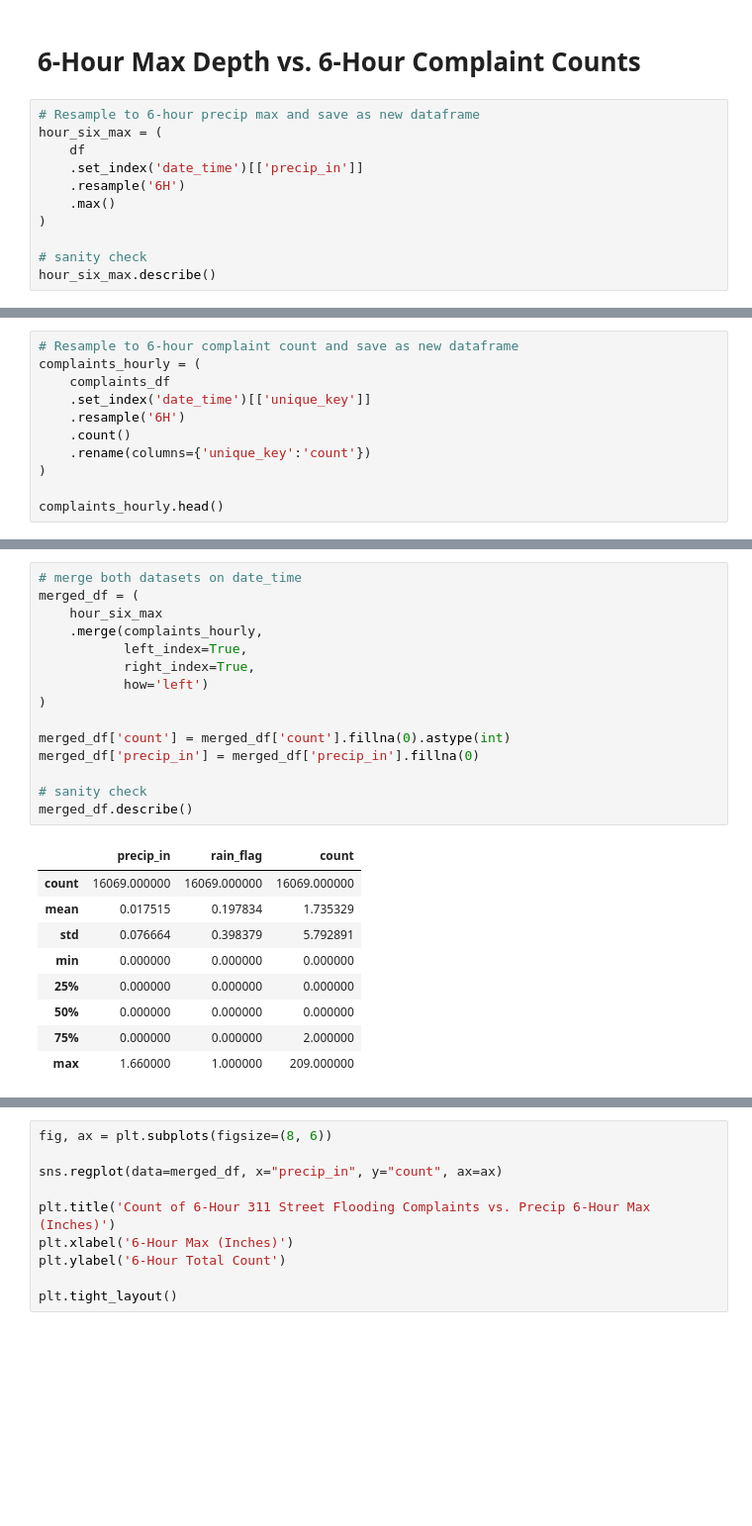
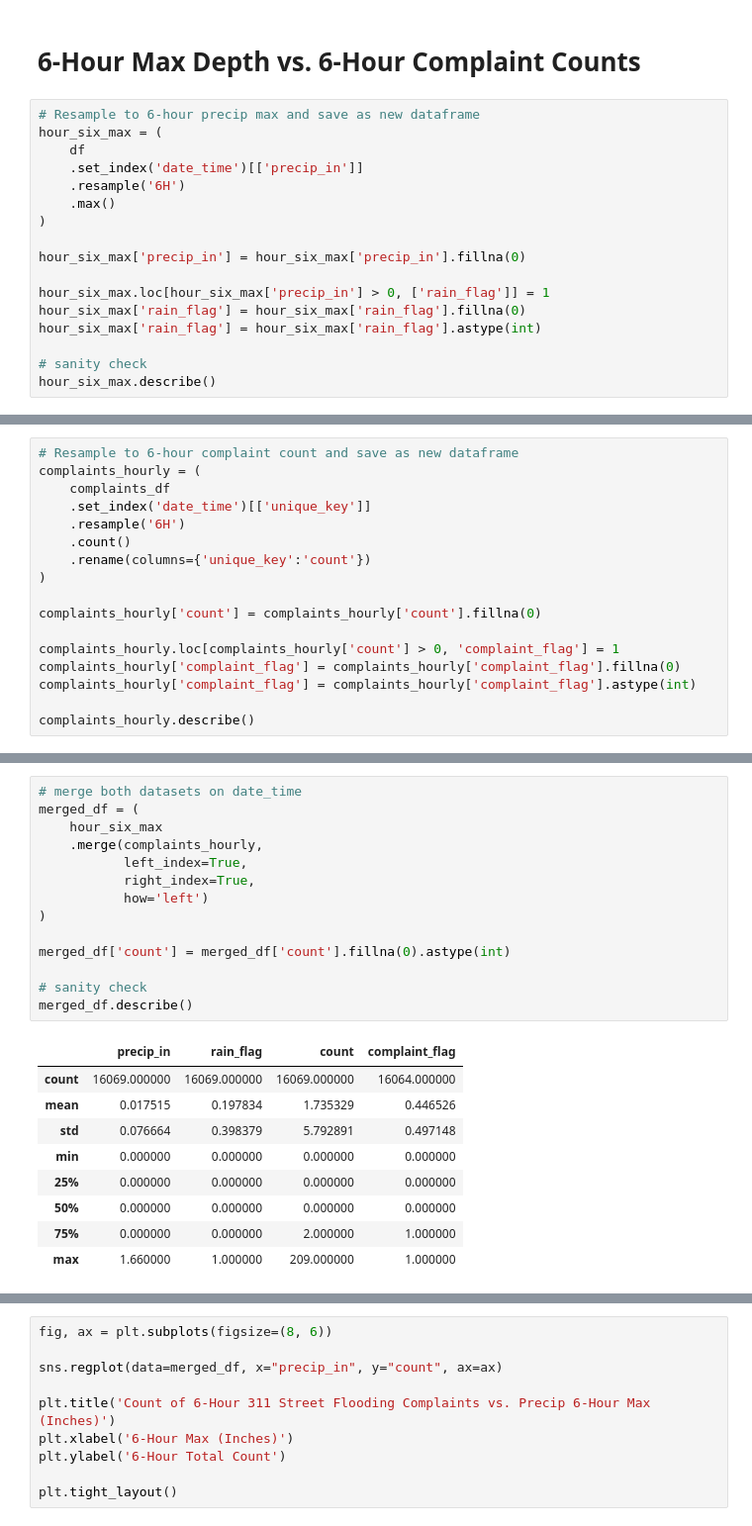
Before and after one commit to datalifenyc/nyc-street-flooding-analysis, a Jupyter notebook: analysis-book/nyc-311-groundtruth.ipynb, the cells around one changed output, grey strips where cells are left out. Shown at 99% size. Saved outputs shown, nothing was run; the diff lists cells and outputs as text; blank space fills up the shorter version.

Commit message:
fixing crosstab table, adding to dataframe

```diff
--- a/analysis-book/nyc-311-groundtruth.ipynb
+++ b/analysis-book/nyc-311-groundtruth.ipynb
@@ -329,6 +329,12 @@ hour_six_max = (
     .max()
 )
 
+hour_six_max['precip_in'] = hour_six_max['precip_in'].fillna(0)
+
+hour_six_max.loc[hour_six_max['precip_in'] > 0, ['rain_flag']] = 1
+hour_six_max['rain_flag'] = hour_six_max['rain_flag'].fillna(0)
+hour_six_max['rain_flag'] = hour_six_max['rain_flag'].astype(int)
+
 # sanity check
 hour_six_max.describe()
 # %% [output]
@@ -368,5 +357,11 @@ complaints_hourly = (
     .rename(columns={'unique_key':'count'})
 )
 
-complaints_hourly.head()
+complaints_hourly['count'] = complaints_hourly['count'].fillna(0)
+
+complaints_hourly.loc[complaints_hourly['count'] > 0, 'complaint_flag'] = 1
+complaints_hourly['complaint_flag'] = complaints_hourly['complaint_flag'].fillna(0)
+complaints_hourly['complaint_flag'] = complaints_hourly['complaint_flag'].astype(int)
+
+complaints_hourly.describe()
 # %% [output]
@@ -380,25 +377,24 @@ complaints_hourly.head()
 # %%
 # merge both datasets on date_time
 merged_df = (
     hour_six_max
     .merge(complaints_hourly,
            left_index=True,
            right_index=True,
            how='left')
 )
 
 merged_df['count'] = merged_df['count'].fillna(0).astype(int)
-merged_df['precip_in'] = merged_df['precip_in'].fillna(0)
 
 # sanity check
 merged_df.describe()
 # %% [output]
-|  | precip_in | rain_flag | count |
-| count | 16069.000000 | 16069.000000 | 16069.000000 |
-| mean | 0.017515 | 0.197834 | 1.735329 |
-| std | 0.076664 | 0.398379 | 5.792891 |
-| min | 0.000000 | 0.000000 | 0.000000 |
-| 25% | 0.000000 | 0.000000 | 0.000000 |
-| 50% | 0.000000 | 0.000000 | 0.000000 |
-| 75% | 0.000000 | 0.000000 | 2.000000 |
-| max | 1.660000 | 1.000000 | 209.000000 |
+|  | precip_in | rain_flag | count | complaint_flag |
+| count | 16069.000000 | 16069.000000 | 16069.000000 | 16064.000000 |
+| mean | 0.017515 | 0.197834 | 1.735329 | 0.446526 |
+| std | 0.076664 | 0.398379 | 5.792891 | 0.497148 |
+| min | 0.000000 | 0.000000 | 0.000000 | 0.000000 |
+| 25% | 0.000000 | 0.000000 | 0.000000 | 0.000000 |
+| 50% | 0.000000 | 0.000000 | 0.000000 | 0.000000 |
+| 75% | 0.000000 | 0.000000 | 2.000000 | 1.000000 |
+| max | 1.660000 | 1.000000 | 209.000000 | 1.000000 |
```
Also changed, not shown: parts of 56 cells of this notebook.
